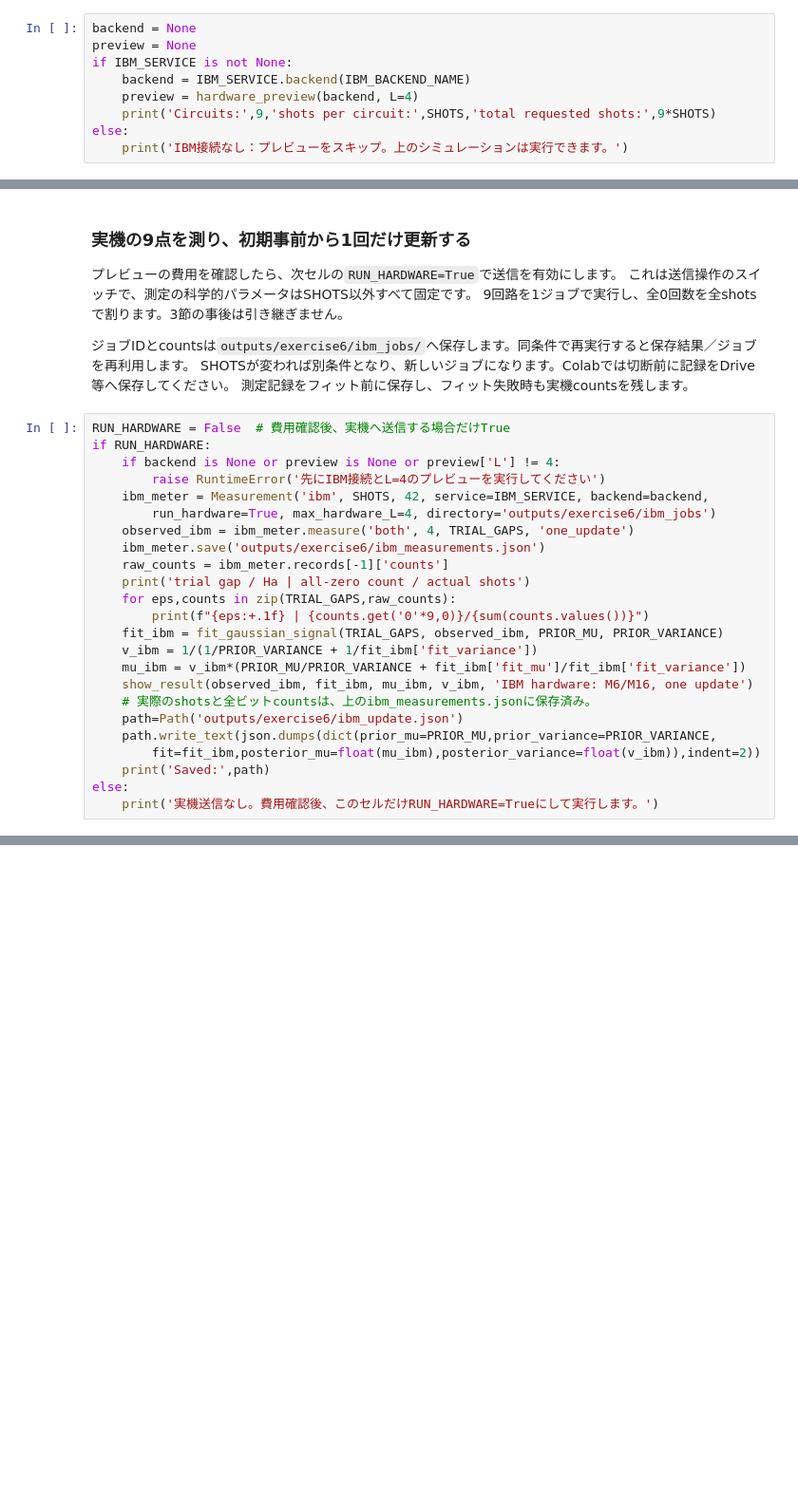
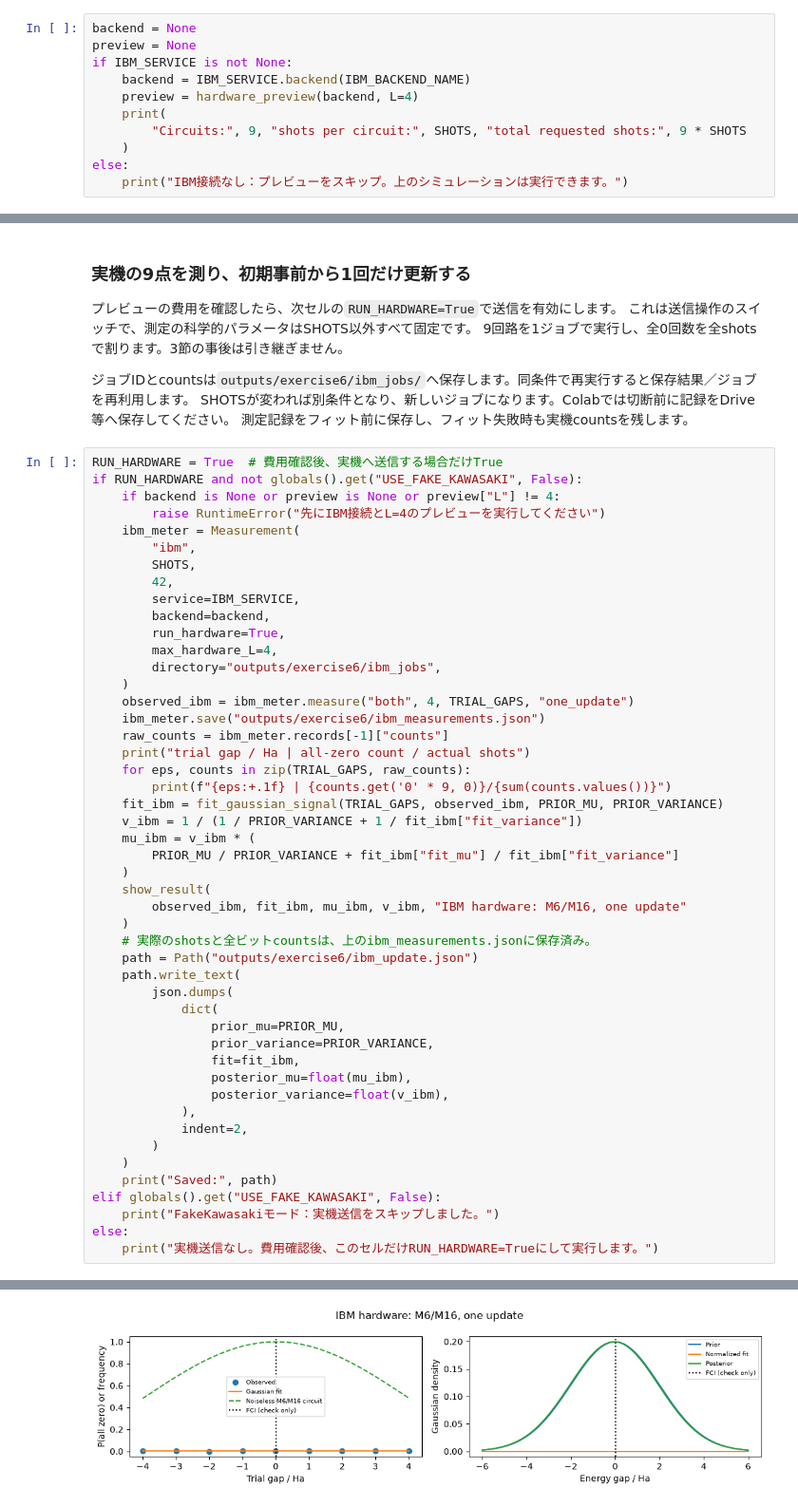
Before and after one commit to QS-laboratory/IBM_handson, a Jupyter notebook: hands_on/exercises/06_h4_hardware_demo.ipynb, the cells around one changed output, grey strips where cells are left out. Shown at 95% size. Cells and saved outputs as stored; diff of their text form; blank space fills up the shorter version.

```diff
--- a/hands_on/exercises/06_h4_hardware_demo.ipynb
+++ b/hands_on/exercises/06_h4_hardware_demo.ipynb
@@ -381,7 +748,9 @@ preview = None
 if IBM_SERVICE is not None:
     backend = IBM_SERVICE.backend(IBM_BACKEND_NAME)
     preview = hardware_preview(backend, L=4)
-    print('Circuits:',9,'shots per circuit:',SHOTS,'total requested shots:',9*SHOTS)
+    print(
+        "Circuits:", 9, "shots per circuit:", SHOTS, "total requested shots:", 9 * SHOTS
+    )
 else:
-    print('IBM接続なし：プレビューをスキップ。上のシミュレーションは実行できます。')
+    print("IBM接続なし：プレビューをスキップ。上のシミュレーションは実行できます。")
 # %% [output]
@@ -397,27 +766,51 @@ IBM接続なし：プレビューをスキップ。上のシミュレーショ
 SHOTSが変われば別条件となり、新しいジョブになります。Colabでは切断前に記録をDrive等へ保存してください。
 測定記録をフィット前に保存し、フィット失敗時も実機countsを残します。
 # %%
-RUN_HARDWARE = False  # 費用確認後、実機へ送信する場合だけTrue
-if RUN_HARDWARE:
-    if backend is None or preview is None or preview['L'] != 4:
-        raise RuntimeError('先にIBM接続とL=4のプレビューを実行してください')
-    ibm_meter = Measurement('ibm', SHOTS, 42, service=IBM_SERVICE, backend=backend,
-        run_hardware=True, max_hardware_L=4, directory='outputs/exercise6/ibm_jobs')
-    observed_ibm = ibm_meter.measure('both', 4, TRIAL_GAPS, 'one_update')
-    ibm_meter.save('outputs/exercise6/ibm_measurements.json')
-    raw_counts = ibm_meter.records[-1]['counts']
-    print('trial gap / Ha | all-zero count / actual shots')
-    for eps,counts in zip(TRIAL_GAPS,raw_counts):
-        print(f"{eps:+.1f} | {counts.get('0'*9,0)}/{sum(counts.values())}")
+RUN_HARDWARE = True  # 費用確認後、実機へ送信する場合だけTrue
+if RUN_HARDWARE and not globals().get("USE_FAKE_KAWASAKI", False):
+    if backend is None or preview is None or preview["L"] != 4:
+        raise RuntimeError("先にIBM接続とL=4のプレビューを実行してください")
+    ibm_meter = Measurement(
+        "ibm",
+        SHOTS,
+        42,
+        service=IBM_SERVICE,
+        backend=backend,
+        run_hardware=True,
+        max_hardware_L=4,
+        directory="outputs/exercise6/ibm_jobs",
+    )
+    observed_ibm = ibm_meter.measure("both", 4, TRIAL_GAPS, "one_update")
+    ibm_meter.save("outputs/exercise6/ibm_measurements.json")
+    raw_counts = ibm_meter.records[-1]["counts"]
+    print("trial gap / Ha | all-zero count / actual shots")
+    for eps, counts in zip(TRIAL_GAPS, raw_counts):
+        print(f"{eps:+.1f} | {counts.get('0' * 9, 0)}/{sum(counts.values())}")
     fit_ibm = fit_gaussian_signal(TRIAL_GAPS, observed_ibm, PRIOR_MU, PRIOR_VARIANCE)
-    v_ibm = 1/(1/PRIOR_VARIANCE + 1/fit_ibm['fit_variance'])
-    mu_ibm = v_ibm*(PRIOR_MU/PRIOR_VARIANCE + fit_ibm['fit_mu']/fit_ibm['fit_variance'])
-    show_result(observed_ibm, fit_ibm, mu_ibm, v_ibm, 'IBM hardware: M6/M16, one update')
+    v_ibm = 1 / (1 / PRIOR_VARIANCE + 1 / fit_ibm["fit_variance"])
+    mu_ibm = v_ibm * (
+        PRIOR_MU / PRIOR_VARIANCE + fit_ibm["fit_mu"] / fit_ibm["fit_variance"]
+    )
+    show_result(
+        observed_ibm, fit_ibm, mu_ibm, v_ibm, "IBM hardware: M6/M16, one update"
+    )
     # 実際のshotsと全ビットcountsは、上のibm_measurements.jsonに保存済み。
-    path=Path('outputs/exercise6/ibm_update.json')
-    path.write_text(json.dumps(dict(prior_mu=PRIOR_MU,prior_variance=PRIOR_VARIANCE,
-        fit=fit_ibm,posterior_mu=float(mu_ibm),posterior_variance=float(v_ibm)),indent=2))
-    print('Saved:',path)
+    path = Path("outputs/exercise6/ibm_update.json")
+    path.write_text(
+        json.dumps(
+            dict(
+                prior_mu=PRIOR_MU,
+                prior_variance=PRIOR_VARIANCE,
+                fit=fit_ibm,
+                posterior_mu=float(mu_ibm),
+                posterior_variance=float(v_ibm),
+            ),
+            indent=2,
+        )
+    )
+    print("Saved:", path)
+elif globals().get("USE_FAKE_KAWASAKI", False):
+    print("FakeKawasakiモード：実機送信をスキップしました。")
 else:
-    print('実機送信なし。費用確認後、このセルだけRUN_HARDWARE=Trueにして実行します。')
+    print("実機送信なし。費用確認後、このセルだけRUN_HARDWARE=Trueにして実行します。")
 # %% [output]
@@ -424,0 +829 @@ else:
+[figure, added]
```
Also changed, not shown: parts of 14 cells of this notebook, 17 other files.
